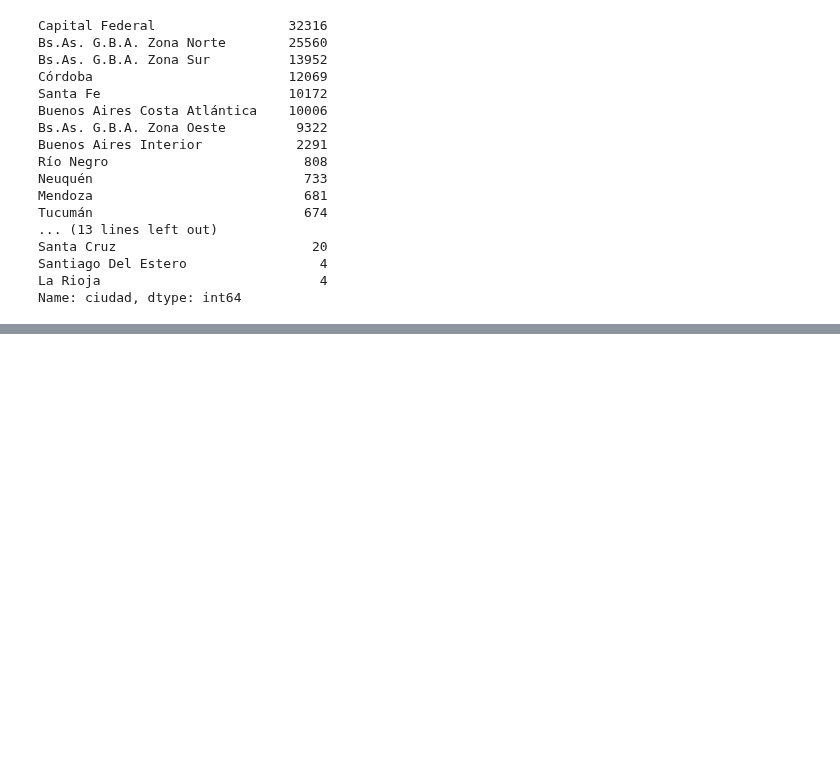
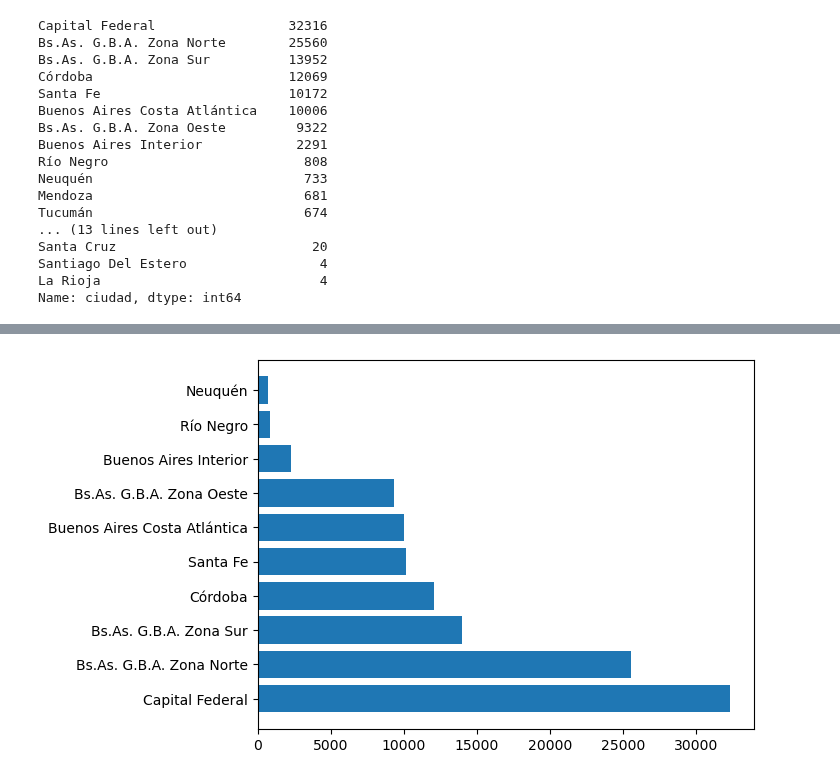
Before and after one commit to Facundo-Peloso/DH-TP-1---Grupo-10, a Jupyter notebook: Rodrigo-Borrador.ipynb, the cells around one changed output, grey strips where cells are left out. Cells and saved outputs as stored; diff of their text form; code cells hidden in the pictures; blank space fills up the shorter version.

```diff
--- a/Rodrigo-Borrador.ipynb
+++ b/Rodrigo-Borrador.ipynb
@@ -201,0 +183,6 @@ ax.hist(prueba, label='Porcentaje de Nulos por Columna', alpha = 0.4)
+# %%
+ubicacion_limpia_ciudad = pd.DataFrame(ubicacion_limpia['ciudad'].value_counts())
+
+ubicacion_limpia_ciudad_top10 = ubicacion_limpia_ciudad.head(10)
+
+ubicacion_limpia_ciudad_top10 # Buscamos el top 10 de ciudades con mas ocurrencias
@@ -201,0 +201,9 @@ ax.hist(prueba, label='Porcentaje de Nulos por Columna', alpha = 0.4)
+# %%
+total = ubicacion_limpia_ciudad_top10.sum(axis=1)
+
+plt.barh(total.index, total)
+plt.show()
+
+# Visualmente el top 10 de ciudades
+# %% [output]
+[figure, added]
```
Also changed, not shown: parts of 11 cells of this notebook.
